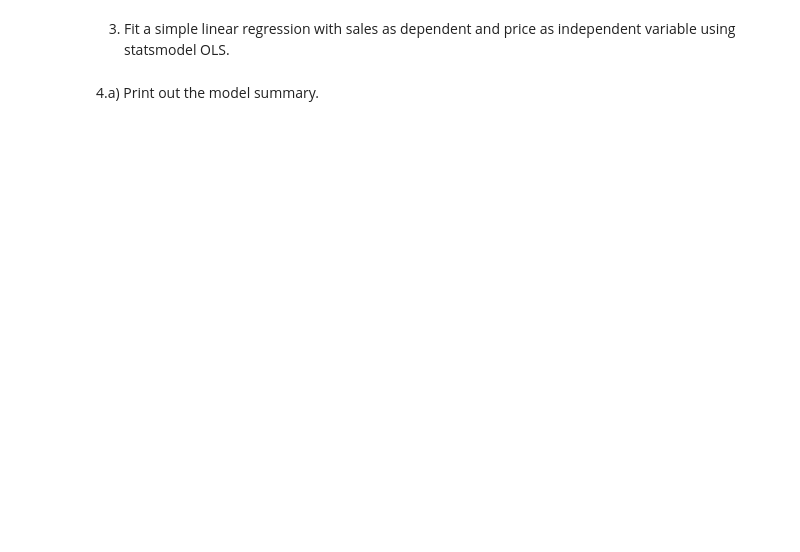
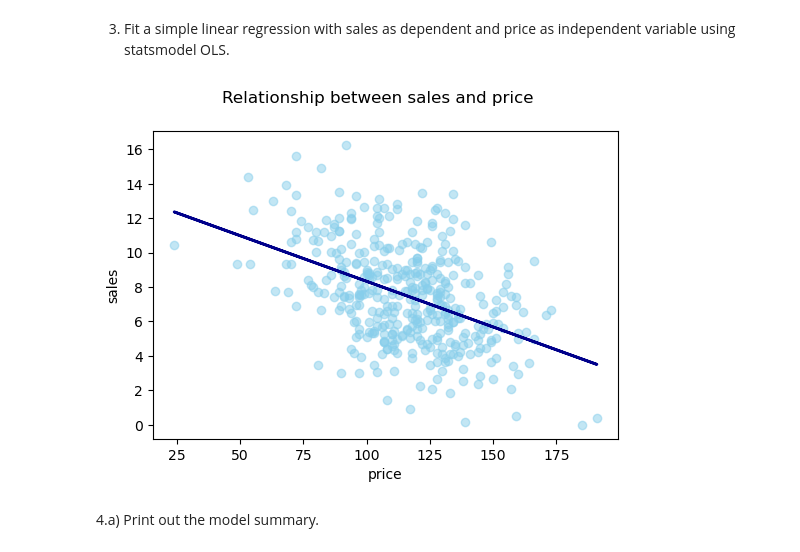
Before and after one commit to SabrinaPau/13_linear_regression, a Jupyter notebook: 2-Linear-Regression-Exercise.ipynb, the cells around one changed output. Drawn from its saved outputs; the diff is of its cells as text; code cells hidden in the pictures; blank space fills up the shorter version.

```diff
--- a/2-Linear-Regression-Exercise.ipynb
+++ b/2-Linear-Regression-Exercise.ipynb
@@ -80,2 +131,32 @@ Click here for a suggestion on how to easily vizualise:
+# %%
+X = carseats_df[['price']]      # independent variable
+y = carseats_df.sales           # dependent variable
+
+X = sm.add_constant(X)          # OLS model needs an adjustable intercept, add column of 1s
+
+model = sm.OLS(y, X)            # create an OLS model
+model_results = model.fit()     # use data to calculate the intercept and slope
+
+intercept, slope = model_results.params # storing the parameters in variables (intercept and slope)
+
+#---
+
+# plotting the results of the model
+fig, ax = plt.subplots(figsize=(6, 4))
+
+# values to calculate the regression line
+x = carseats_df['price']
+y = carseats_df['sales']
+
+# add data points
+ax.scatter(x, y, alpha=0.5, color='skyblue')
+fig.suptitle('Relationship between sales and price')
+
+# plotting the regression line with the help of calculated intercept and slope variables
+ax.plot(x, x*slope+intercept, '-', color='darkblue', linewidth=2)
+ax.set_xlabel('price')
+ax.set_ylabel('sales');
+# %% [output]
+[figure, added]
 # %% [markdown]
 4.a) Print out the model summary.
```
Also changed, not shown: parts of 18 cells of this notebook, 3 other files.
